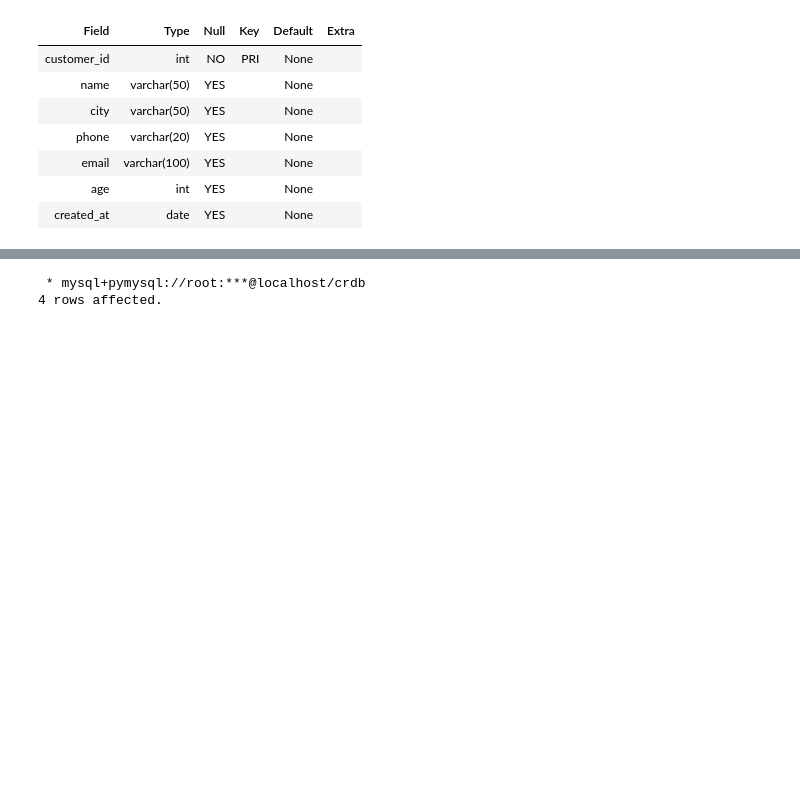
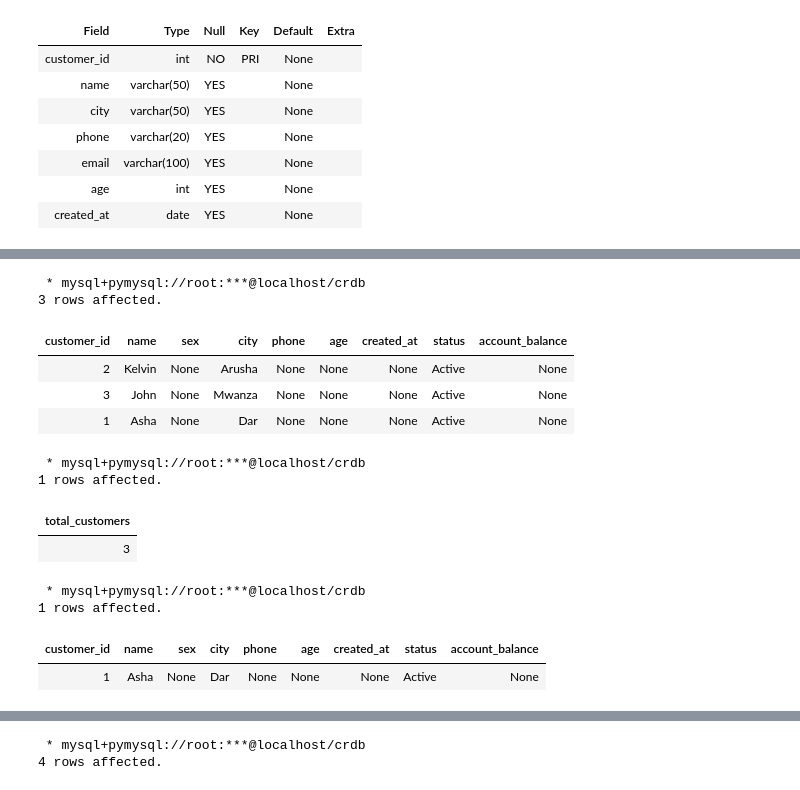
Before and after one commit to Maquiz1/interviews, a Jupyter notebook: crdb/data_integration_mysql/data-integration-mysql.ipynb, the cells around one changed output, grey strips where cells are left out. Drawn from its saved outputs; the diff is of its cells as text; code cells hidden in the pictures; blank space fills up the shorter version.

```diff
--- a/crdb/data_integration_mysql/data-integration-mysql.ipynb
+++ b/crdb/data_integration_mysql/data-integration-mysql.ipynb
@@ -178,0 +254,12 @@ DESCRIBE Customers;
+# %%
+%%sql
+SELECT *
+FROM Customers
+ORDER BY name DESC;
+# %% [output]
+ * mysql+pymysql://root:***@localhost/crdb
+3 rows affected.
+| customer_id | name | sex | city | phone | age | created_at | status | account_balance |
+| 2 | Kelvin | None | Arusha | None | None | None | Active | None |
+| 3 | John | None | Mwanza | None | None | None | Active | None |
+| 1 | Asha | None | Dar | None | None | None | Active | None |
@@ -178,0 +270,9 @@ DESCRIBE Customers;
+# %%
+%%sql
+SELECT COUNT(*) AS total_customers
+FROM Customers;
+# %% [output]
+ * mysql+pymysql://root:***@localhost/crdb
+1 rows affected.
+| total_customers |
+| 3 |
@@ -179,3 +312,13 @@ DESCRIBE Customers;
+# %%
+%%sql
+SELECT *
+FROM Customers
+LIMIT 1;
+# %% [output]
+ * mysql+pymysql://root:***@localhost/crdb
+1 rows affected.
+| customer_id | name | sex | city | phone | age | created_at | status | account_balance |
+| 1 | Asha | None | Dar | None | None | None | Active | None |
 # %%
 # Create Accounts Table
 # This table links each account to a customer.
```
Also changed, not shown: parts of 20 cells of this notebook.
